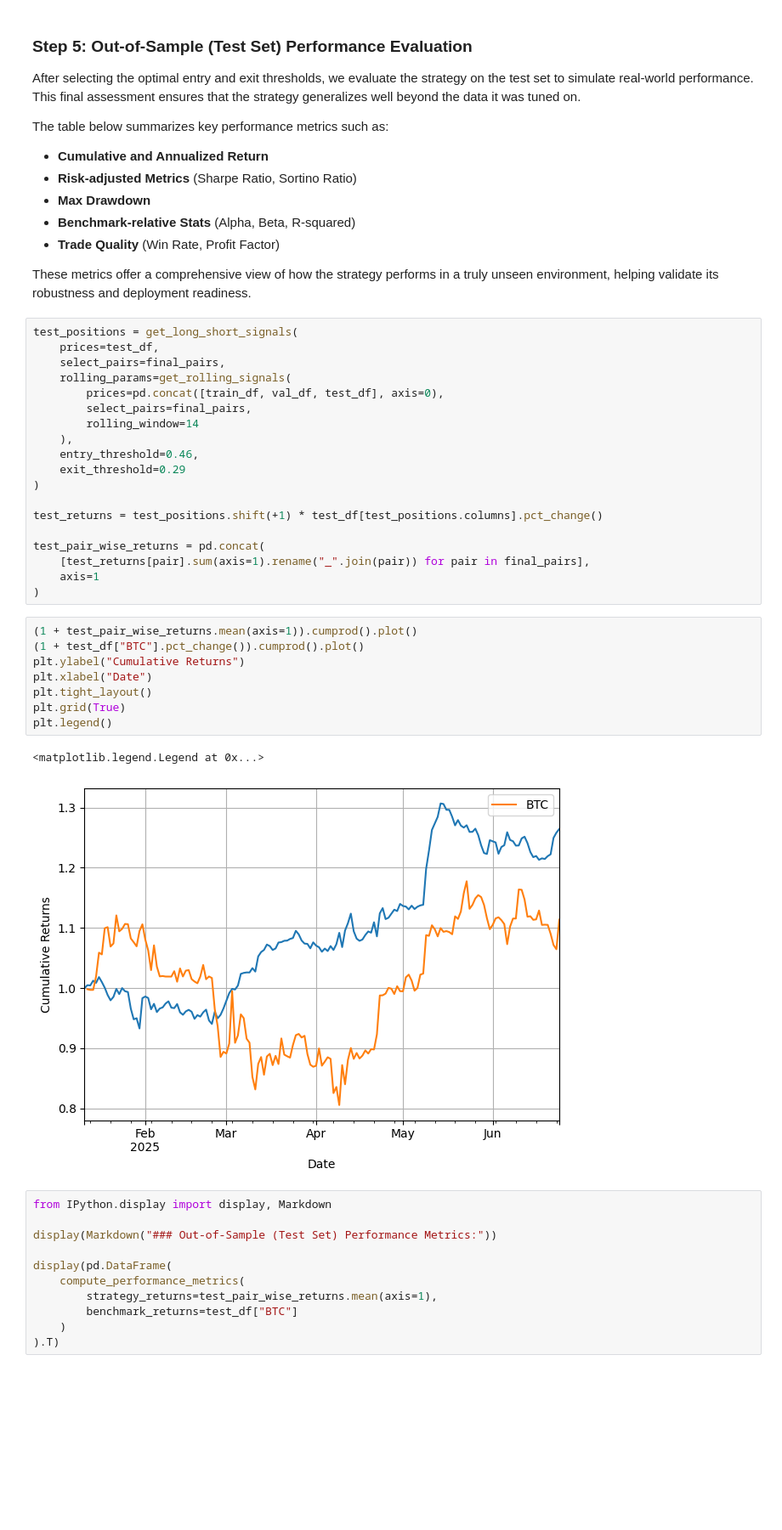
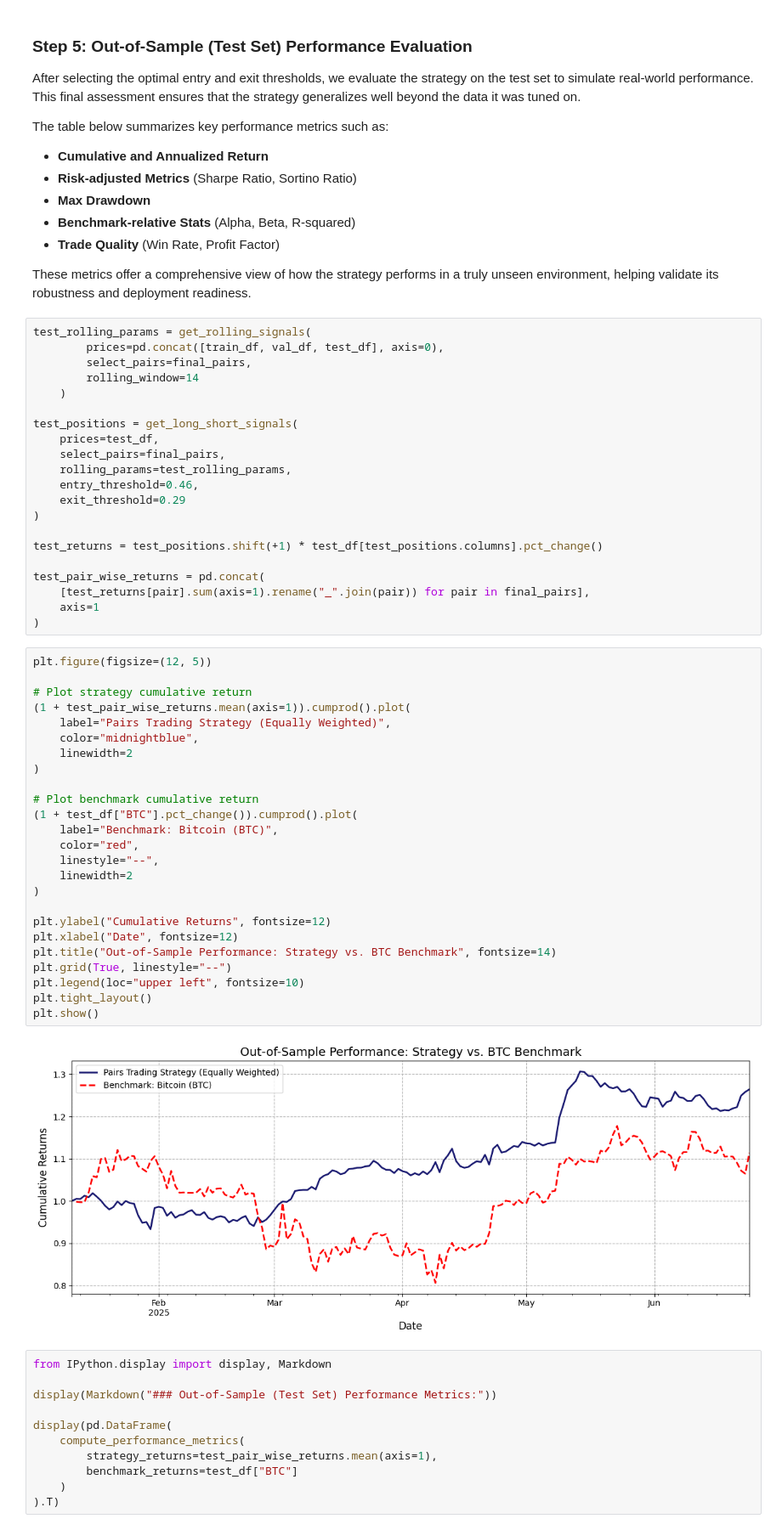
Before and after one commit to mohiteprathamesh1996/stat-arb-crypto, a Jupyter notebook: research/Pairs Trading Using Cointegration.ipynb, the cells around one changed output. Shown at 85% size. Saved outputs shown, nothing was run; the diff lists cells and outputs as text; blank space fills up the shorter version.

```diff
--- a/research/Pairs Trading Using Cointegration.ipynb
+++ b/research/Pairs Trading Using Cointegration.ipynb
@@ -412,14 +424,16 @@ The table below summarizes key performance metrics such as:
 
 These metrics offer a comprehensive view of how the strategy performs in a truly unseen environment, helping validate its robustness and deployment readiness.
 # %%
+test_rolling_params = get_rolling_signals(
+        prices=pd.concat([train_df, val_df, test_df], axis=0),
+        select_pairs=final_pairs,
+        rolling_window=14
+    )
+
 test_positions = get_long_short_signals(
     prices=test_df,
     select_pairs=final_pairs,
-    rolling_params=get_rolling_signals(
-        prices=pd.concat([train_df, val_df, test_df], axis=0),
-        select_pairs=final_pairs,
-        rolling_window=14
-    ),
+    rolling_params=test_rolling_params,
     entry_threshold=0.46,
     exit_threshold=0.29
 )
@@ -430,17 +444,33 @@ test_pair_wise_returns = pd.concat(
     [test_returns[pair].sum(axis=1).rename("_".join(pair)) for pair in final_pairs],
     axis=1
 )
-# %%
-(1 + test_pair_wise_returns.mean(axis=1)).cumprod().plot()
-(1 + test_df["BTC"].pct_change()).cumprod().plot()
-plt.ylabel("Cumulative Returns")
-plt.xlabel("Date")
-plt.tight_layout()
-plt.grid(True)
-plt.legend()
-# %% [output]
-<matplotlib.legend.Legend at 0x...>
-[figure, removed]
+# %%
+plt.figure(figsize=(12, 5))
+
+# Plot strategy cumulative return
+(1 + test_pair_wise_returns.mean(axis=1)).cumprod().plot(
+    label="Pairs Trading Strategy (Equally Weighted)",
+    color="midnightblue",
+    linewidth=2
+)
+
+# Plot benchmark cumulative return
+(1 + test_df["BTC"].pct_change()).cumprod().plot(
+    label="Benchmark: Bitcoin (BTC)",
+    color="red",
+    linestyle="--",
+    linewidth=2
+)
+
+plt.ylabel("Cumulative Returns", fontsize=12)
+plt.xlabel("Date", fontsize=12)
+plt.title("Out-of-Sample Performance: Strategy vs. BTC Benchmark", fontsize=14)
+plt.grid(True, linestyle="--")
+plt.legend(loc="upper left", fontsize=10)
+plt.tight_layout()
+plt.show()
+# %% [output]
+[figure, added]
 # %%
 from IPython.display import display, Markdown
 
```
Also changed, not shown: parts of 6 cells of this notebook, 1 other file.
